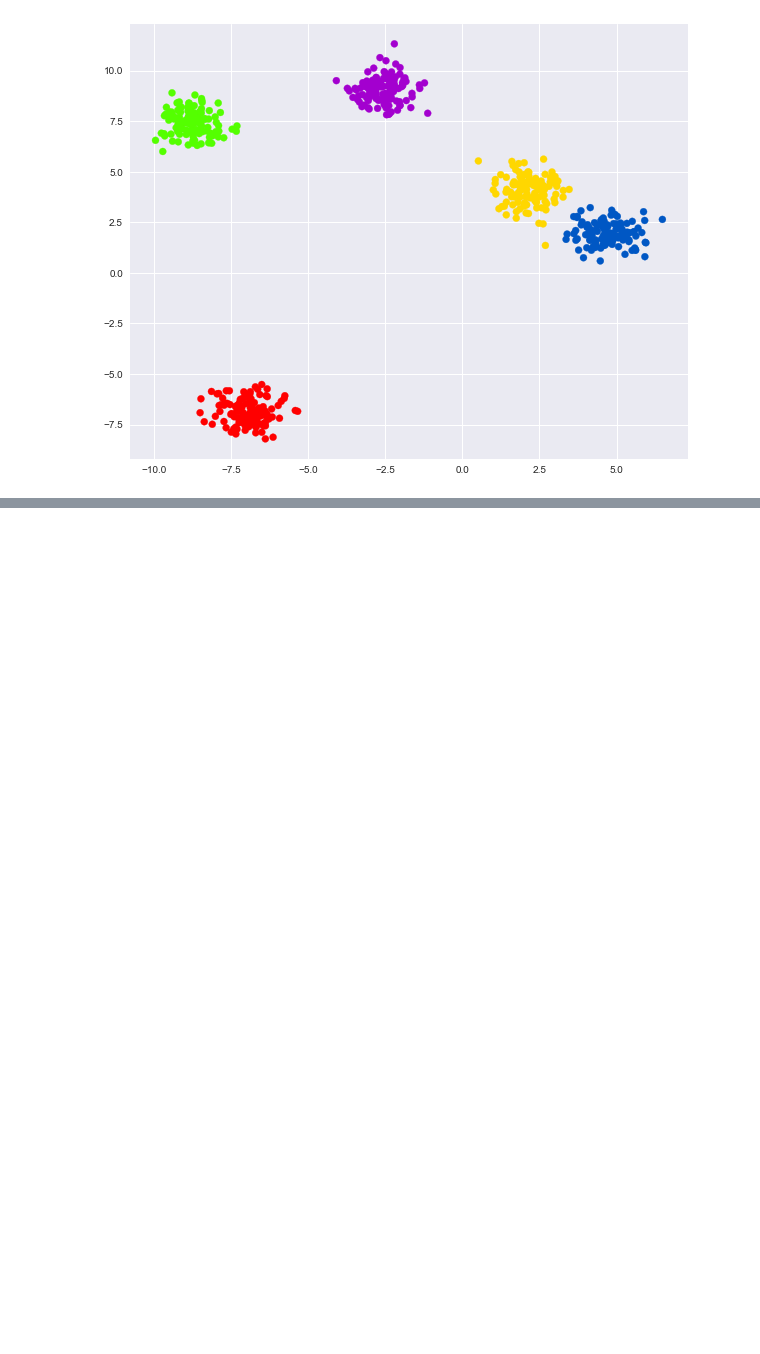
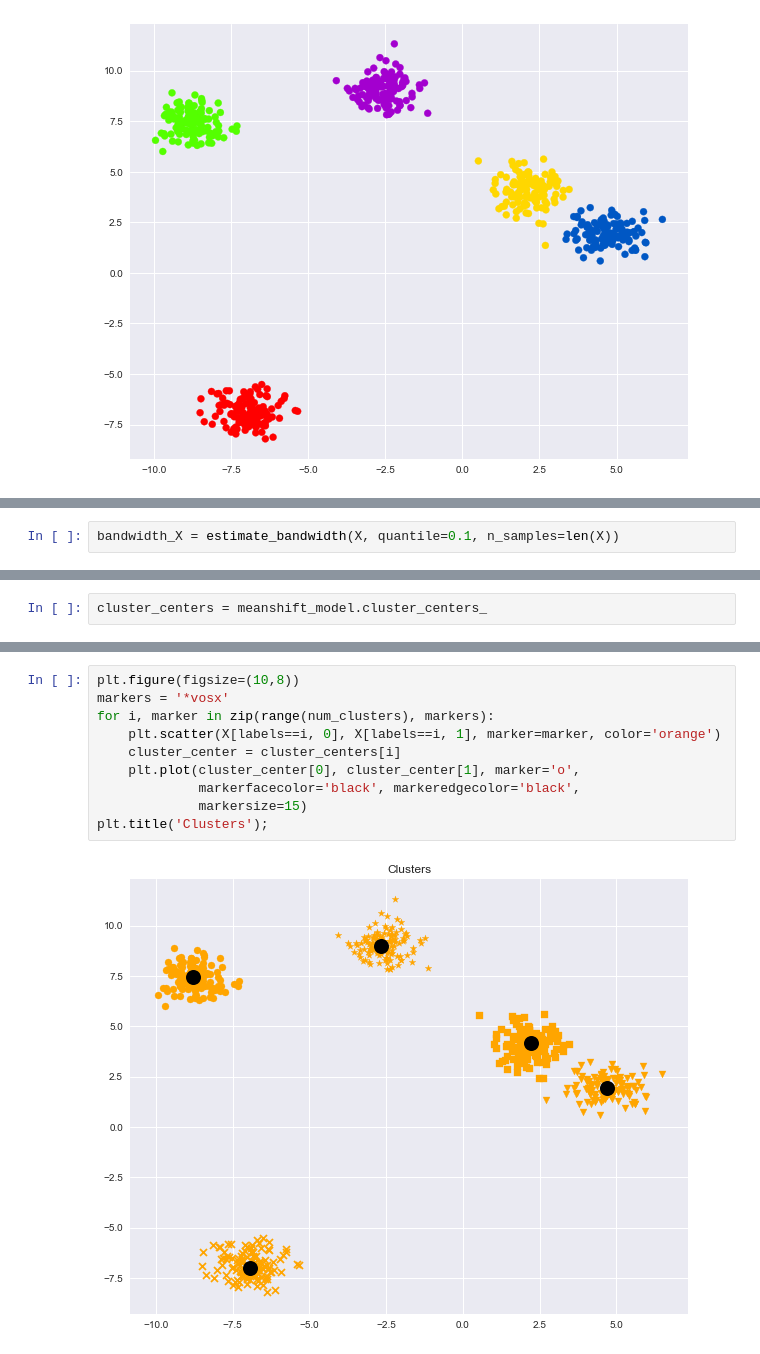
Before and after one commit to Heytec/Clustering, a Jupyter notebook: Unsupervised_Ml_Clustering.ipynb, the cells around one changed output, grey strips where cells are left out. Saved outputs shown, nothing was run; the diff lists cells and outputs as text; blank space fills up the shorter version.

```diff
--- a/Unsupervised_Ml_Clustering.ipynb
+++ b/Unsupervised_Ml_Clustering.ipynb
@@ -94,0 +149,2 @@ plt.scatter(X[:,0], X[:,1], c=clusters, cmap='prism');
+# %%
+bandwidth_X = estimate_bandwidth(X, quantile=0.1, n_samples=len(X))
@@ -94,0 +157,2 @@ plt.scatter(X[:,0], X[:,1], c=clusters, cmap='prism');
+# %%
+cluster_centers = meanshift_model.cluster_centers_
@@ -94,0 +174,12 @@ plt.scatter(X[:,0], X[:,1], c=clusters, cmap='prism');
+# %%
+plt.figure(figsize=(10,8))
+markers = '*vosx'
+for i, marker in zip(range(num_clusters), markers):
+    plt.scatter(X[labels==i, 0], X[labels==i, 1], marker=marker, color='orange')
+    cluster_center = cluster_centers[i]
+    plt.plot(cluster_center[0], cluster_center[1], marker='o',
+             markerfacecolor='black', markeredgecolor='black',
+             markersize=15)
+plt.title('Clusters');
+# %% [output]
+[figure, added]
```
Also changed, not shown: parts of 19 cells of this notebook.
